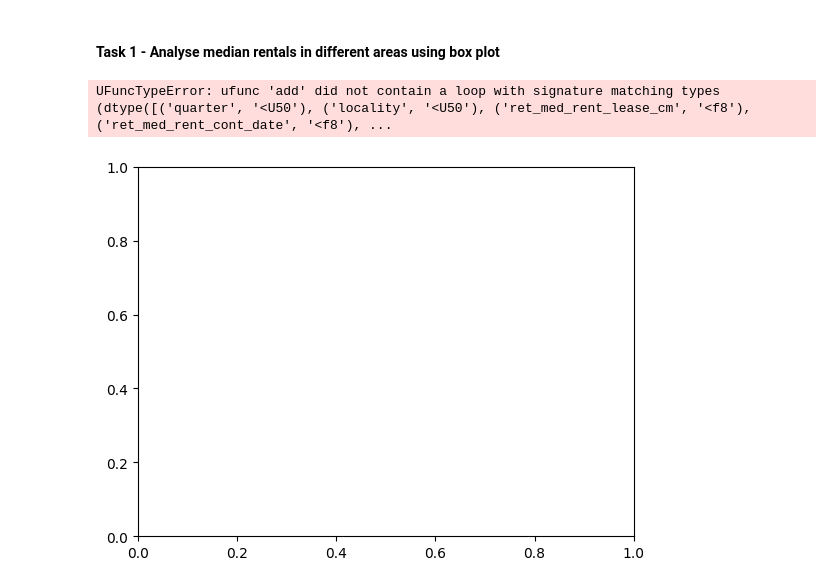
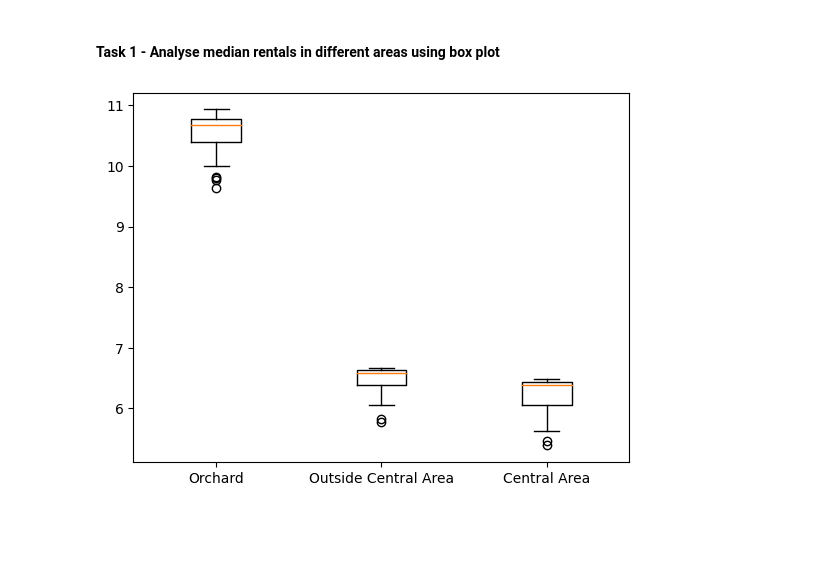
Before and after one commit to iyliahutta/Intro-to-Programming-for-DS, a Jupyter notebook: Lab 3/Lab 3.ipynb, the cells around one changed output. Saved outputs shown, nothing was run; the diff lists cells and outputs as text; code cells hidden in the pictures; blank space fills up the shorter version.

Commit message:
lab 3 - reshaped data for part 9 task 1 and plot boxplot

```diff
--- a/Lab 3/Lab 3.ipynb
+++ b/Lab 3/Lab 3.ipynb
@@ -397,18 +397,23 @@ plt.show()
 # %%
 d = np.loadtxt('/Users/iylia/Library/Mobile Documents/com~apple~CloudDocs/SP/Intro to Programming for DS/Lab 3/Lab3_Datasets/median-rentals-and-vacancy-of-retail-space-by-locality-quarterly.csv',
     skiprows=1,
     delimiter=',',
     dtype=[('quarter', 'U50'),
             ('locality', 'U50'),
             ('ret_med_rent_lease_cm', 'f8'),
             ('ret_med_rent_cont_date', 'f8'),
             ('ret_vacancy_rate', 'f8')])
 
+# reshape numbers data into format for box plot
+data = np.array(d['ret_med_rent_lease_cm']).reshape((21,3))
+
 fig = plt.figure()
 
 ax = fig.add_subplot(111)
 
-ax.boxplot(d)
+ax.boxplot(data,
+            labels=('Orchard', 'Outside Central Area','Central Area'))
+
+plt.show()
 # %% [output]
-UFuncTypeError: ufunc 'add' did not contain a loop with signature matching types (dtype([('quarter', '<U50'), ('locality', '<U50'), ('ret_med_rent_lease_cm', '<f8'), ('ret_med_rent_cont_date', '<f8'), ...
-[figure, old version]
+[figure, new version]
```
